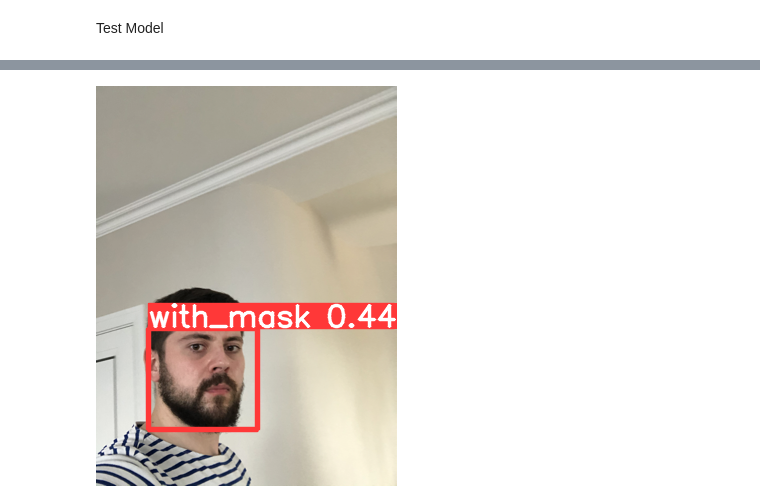
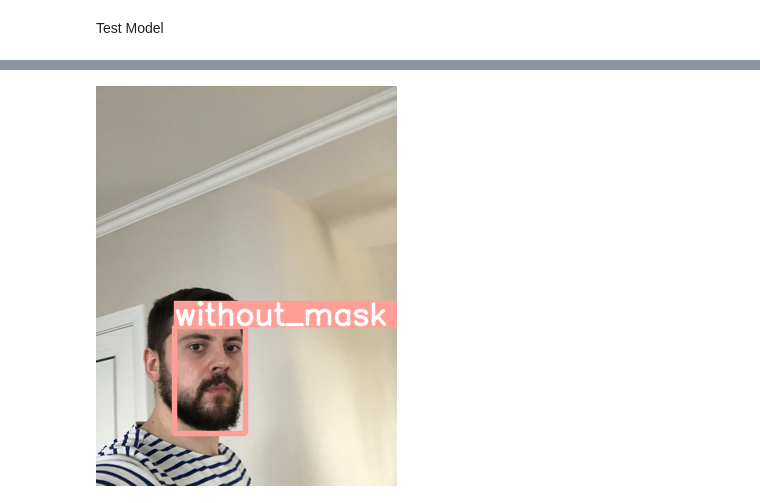
Before and after one commit to Cabir40/Mask-Detection-Yolov5, a Jupyter notebook: ultralytics/ultralytics_yolo5.ipynb, the cells around one changed output, grey strips where cells are left out. Saved outputs shown, nothing was run; the diff lists cells and outputs as text; code cells hidden in the pictures.

```diff
--- a/ultralytics/ultralytics_yolo5.ipynb
+++ b/ultralytics/ultralytics_yolo5.ipynb
@@ -118,4 +132,4 @@ Results saved to runs/detect/expTestImage5
 # %%
-Image("runs/detect/expTestImage5/maksssksksss530.png")
+Image("runs/detect/expTestImage4/maksssksksss530.png")
 # %% [output]
-[figure, old version]
+[figure, new version]
```
Also changed, not shown: parts of 7 cells of this notebook.
